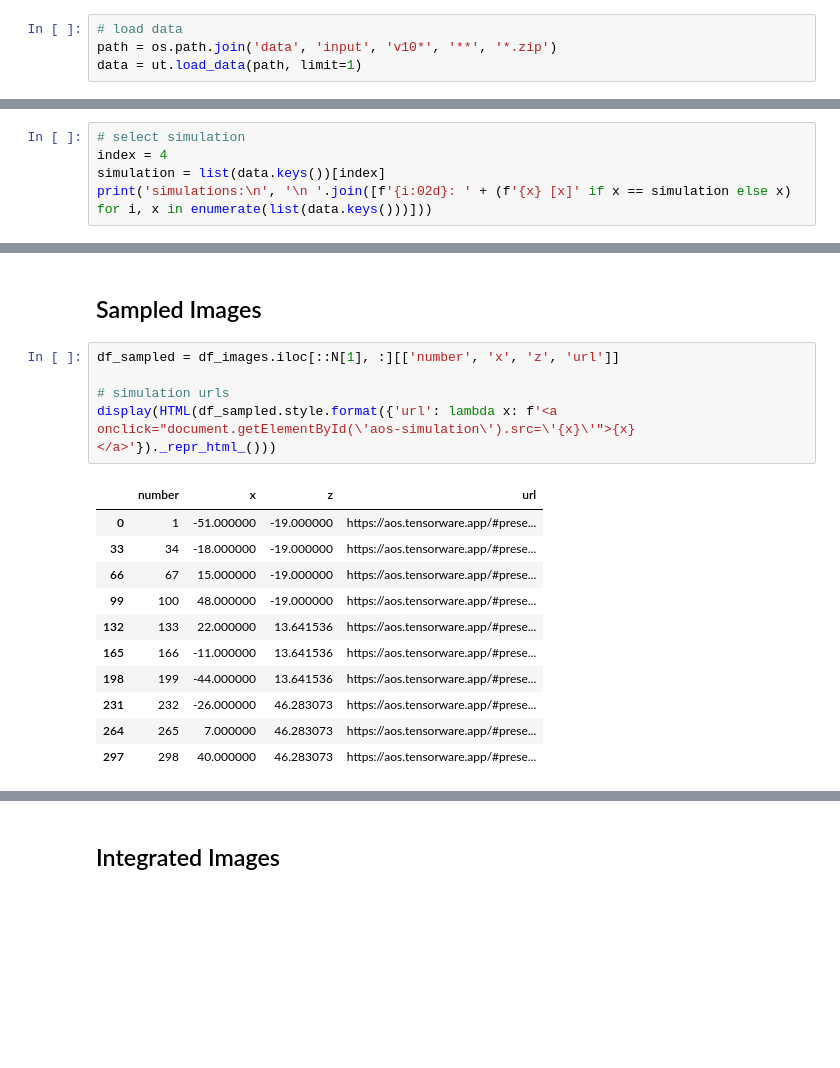
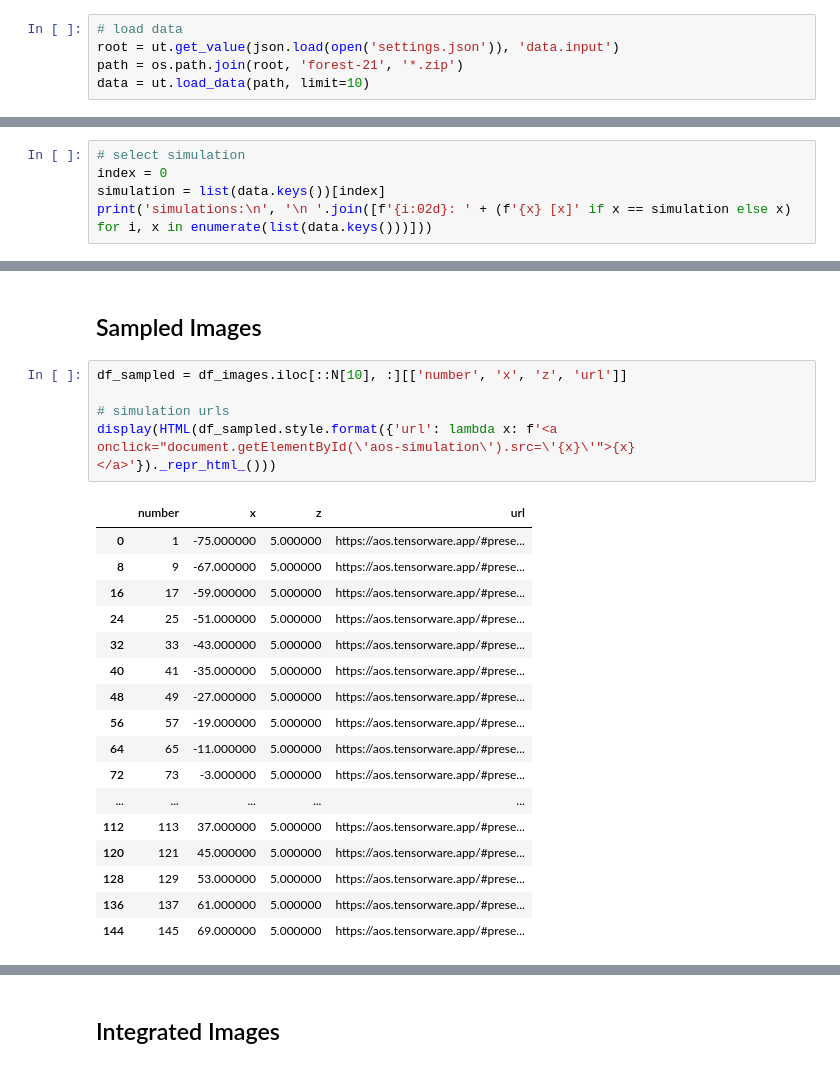
Before and after one commit to tensorware/aos-evaluation, a Jupyter notebook: process.ipynb, the cells around one changed output, grey strips where cells are left out. Cells and saved outputs as stored; diff of their text form; blank space fills up the shorter version.

```diff
--- a/process.ipynb
+++ b/process.ipynb
@@ -32,6 +27,7 @@ pd.set_option('display.max_colwidth', None)
 ## Load
 # %%
 # load data
-path = os.path.join('data', 'input', 'v10*', '**', '*.zip')
-data = ut.load_data(path, limit=1)
+root = ut.get_value(json.load(open('settings.json')), 'data.input')
+path = os.path.join(root, 'forest-21', '*.zip')
+data = ut.load_data(path, limit=10)
 # %% [output]
@@ -46,6 +42,6 @@ extract /tmp/tmpe3jfb02y/AOS-Simulation-2021-09-11-13-16-12
 # %%
 # select simulation
-index = 4
+index = 0
 simulation = list(data.keys())[index]
 print('simulations:\n', '\n '.join([f'{i:02d}: ' + (f'{x} [x]' if x == simulation else x) for i, x in enumerate(list(data.keys()))]))
 # %% [output]
@@ -164,21 +160,27 @@ ut.plot_images(df_images['data'], df_images['name']);
 # %% [markdown]
 ## Sampled Images
 # %%
-df_sampled = df_images.iloc[::N[1], :][['number', 'x', 'z', 'url']]
+df_sampled = df_images.iloc[::N[10], :][['number', 'x', 'z', 'url']]
 
 # simulation urls
 display(HTML(df_sampled.style.format({'url': lambda x: f'<a onclick="document.getElementById(\'aos-simulation\').src=\'{x}\'">{x}</a>'})._repr_html_()))
 # %% [output]
 |  | number | x | z | url |
-| 0 | 1 | -51.000000 | -19.000000 | https://aos.tensorware.app/#prese... |
-| 33 | 34 | -18.000000 | -19.000000 | https://aos.tensorware.app/#prese... |
-| 66 | 67 | 15.000000 | -19.000000 | https://aos.tensorware.app/#prese... |
-| 99 | 100 | 48.000000 | -19.000000 | https://aos.tensorware.app/#prese... |
-| 132 | 133 | 22.000000 | 13.641536 | https://aos.tensorware.app/#prese... |
-| 165 | 166 | -11.000000 | 13.641536 | https://aos.tensorware.app/#prese... |
-| 198 | 199 | -44.000000 | 13.641536 | https://aos.tensorware.app/#prese... |
-| 231 | 232 | -26.000000 | 46.283073 | https://aos.tensorware.app/#prese... |
-| 264 | 265 | 7.000000 | 46.283073 | https://aos.tensorware.app/#prese... |
-| 297 | 298 | 40.000000 | 46.283073 | https://aos.tensorware.app/#prese... |
+| 0 | 1 | -75.000000 | 5.000000 | https://aos.tensorware.app/#prese... |
+| 8 | 9 | -67.000000 | 5.000000 | https://aos.tensorware.app/#prese... |
+| 16 | 17 | -59.000000 | 5.000000 | https://aos.tensorware.app/#prese... |
+| 24 | 25 | -51.000000 | 5.000000 | https://aos.tensorware.app/#prese... |
+| 32 | 33 | -43.000000 | 5.000000 | https://aos.tensorware.app/#prese... |
+| 40 | 41 | -35.000000 | 5.000000 | https://aos.tensorware.app/#prese... |
+| 48 | 49 | -27.000000 | 5.000000 | https://aos.tensorware.app/#prese... |
+| 56 | 57 | -19.000000 | 5.000000 | https://aos.tensorware.app/#prese... |
+| 64 | 65 | -11.000000 | 5.000000 | https://aos.tensorware.app/#prese... |
+| 72 | 73 | -3.000000 | 5.000000 | https://aos.tensorware.app/#prese... |
+| ... | ... | ... | ... | ... |
+| 112 | 113 | 37.000000 | 5.000000 | https://aos.tensorware.app/#prese... |
+| 120 | 121 | 45.000000 | 5.000000 | https://aos.tensorware.app/#prese... |
+| 128 | 129 | 53.000000 | 5.000000 | https://aos.tensorware.app/#prese... |
+| 136 | 137 | 61.000000 | 5.000000 | https://aos.tensorware.app/#prese... |
+| 144 | 145 | 69.000000 | 5.000000 | https://aos.tensorware.app/#prese... |
 # %%
 # simulation iframe
```
Also changed, not shown: parts of 18 cells of this notebook, 5 other files.
